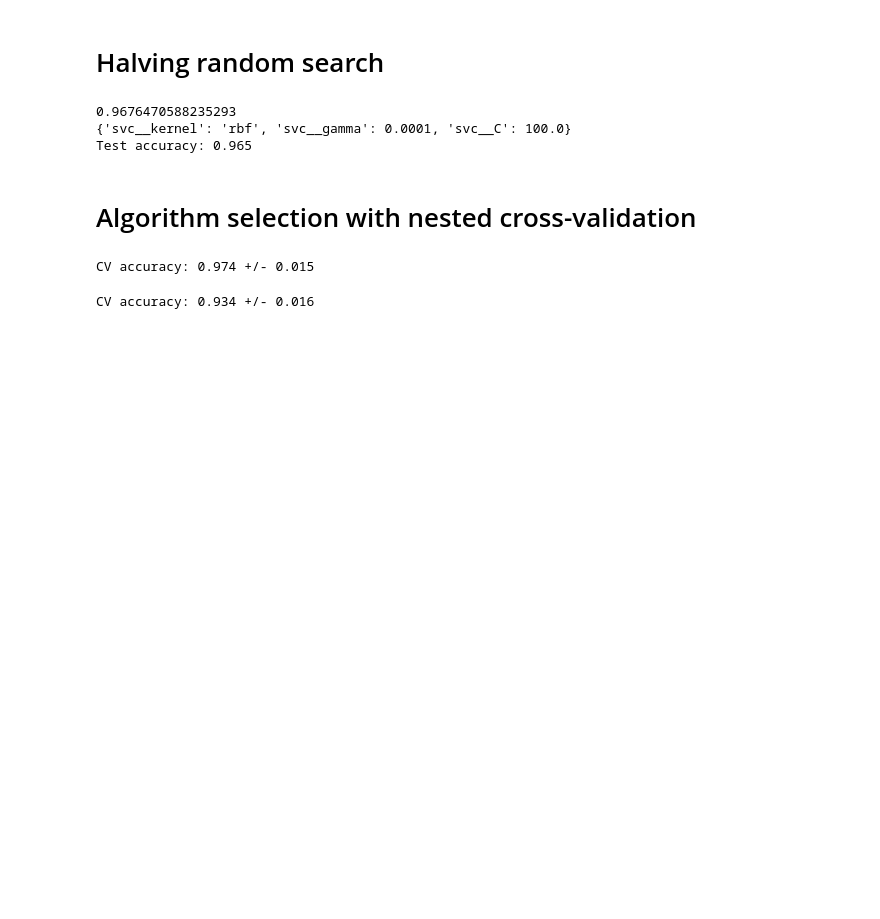
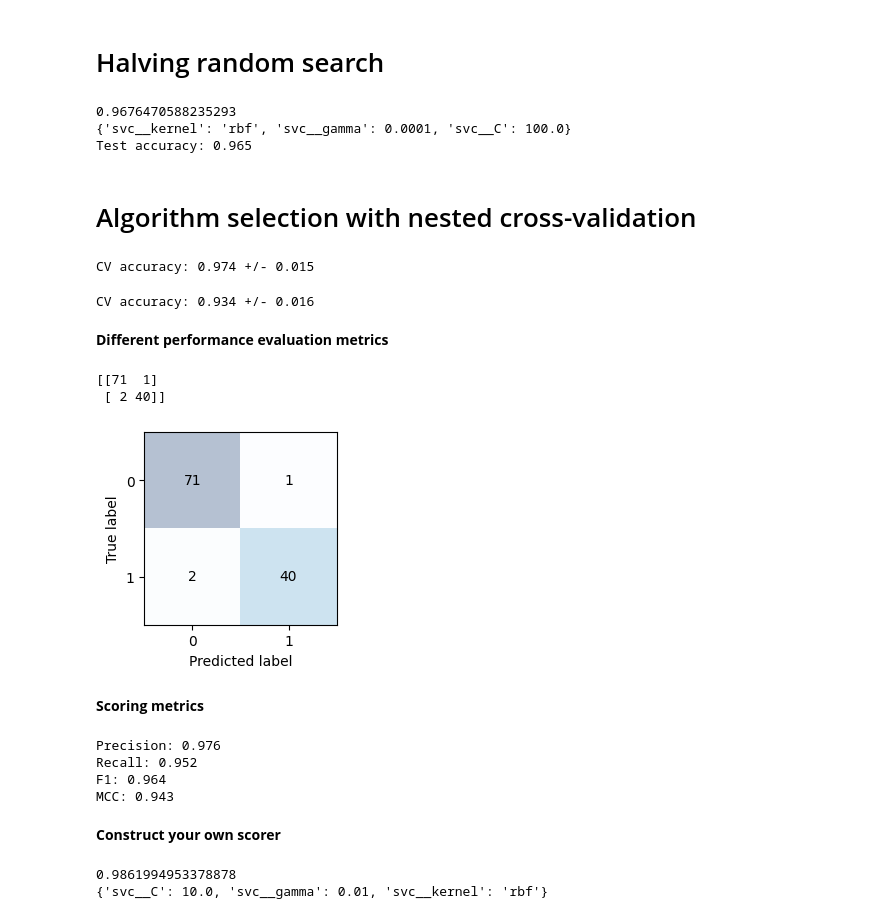
Before and after one commit to sarthakbiswas97/ML-with-pyTorch-and-scikit-learn, a Jupyter notebook: model_evaluation_and__hyperparameter_tuning.ipynb, the cells around one changed output. Saved outputs shown, nothing was run; the diff lists cells and outputs as text; code cells hidden in the pictures; blank space fills up the shorter version.

Commit message:
Different evaluation metrics

```diff
--- a/model_evaluation_and__hyperparameter_tuning.ipynb
+++ b/model_evaluation_and__hyperparameter_tuning.ipynb
@@ -280,3 +280,72 @@ scores = cross_val_score(gs, X_train, y_train,
 print(f'CV accuracy: {np.mean(scores):.3f} 'f'+/- {np.std(scores):.3f}')
 # %% [output]
 CV accuracy: 0.934 +/- 0.016
+# %% [markdown]
+**Different performance evaluation metrics**
+# %%
+# confusion matrix
+from sklearn.metrics import confusion_matrix
+pipe_svc.fit(X_train, y_train)
+y_pred = pipe_svc.predict(X_test)
+confmat = confusion_matrix(y_true=y_test, y_pred=y_pred)
+print(confmat)
+# %% [output]
+[[71  1]
+ [ 2 40]]
+# %%
+fig, ax = plt.subplots(figsize=(2.5, 2.5))
+ax.matshow(confmat, cmap=plt.cm.Blues, alpha=0.3)
+for i in range(confmat.shape[0]):
+    for j in range(confmat.shape[1]):
+        ax.text(x=j, y=i, s=confmat[i, j],
+                va='center', ha='center')
+ax.xaxis.set_ticks_position('bottom')
+plt.xlabel('Predicted label')
+plt.ylabel('True label')
+plt.show()
+# %% [output]
+[figure, added]
+# %% [markdown]
+**Scoring metrics**
+# %%
+from sklearn.metrics import precision_score
+from sklearn.metrics import recall_score, f1_score
+from sklearn.metrics import matthews_corrcoef
+
+pre_val = precision_score(y_true=y_test, y_pred=y_pred)
+print(f'Precision: {pre_val:.3f}')
+
+rec_val = recall_score(y_true=y_test, y_pred=y_pred)
+print(f'Recall: {rec_val:.3f}')
+
+f1_val = f1_score(y_true=y_test, y_pred=y_pred)
+print(f'F1: {f1_val:.3f}')
+
+mcc_val = matthews_corrcoef(y_true=y_test, y_pred=y_pred)
+print(f'MCC: {mcc_val:.3f}')
+# %% [output]
+Precision: 0.976
+Recall: 0.952
+F1: 0.964
+MCC: 0.943
+# %% [markdown]
+**Construct your own scorer**
+# %%
+from sklearn.metrics import make_scorer
+c_gamma_range = [0.01, 0.1, 1.0, 10.0]
+param_grid = [{'svc__C': c_gamma_range,
+               'svc__kernel': ['linear']},
+              {'svc__C': c_gamma_range,
+               'svc__gamma': c_gamma_range,
+              'svc__kernel': ['rbf']}]
+scorer = make_scorer(f1_score, pos_label=0)
+gs = GridSearchCV(estimator=pipe_svc,
+                  param_grid=param_grid,
+                  scoring=scorer,
+                  cv=10)
+gs = gs.fit(X_train, y_train)
+print(gs.best_score_)
+print(gs.best_params_)
+# %% [output]
+0.9861994953378878
+{'svc__C': 10.0, 'svc__gamma': 0.01, 'svc__kernel': 'rbf'}
```
Also changed, not shown: parts of 7 cells of this notebook.
